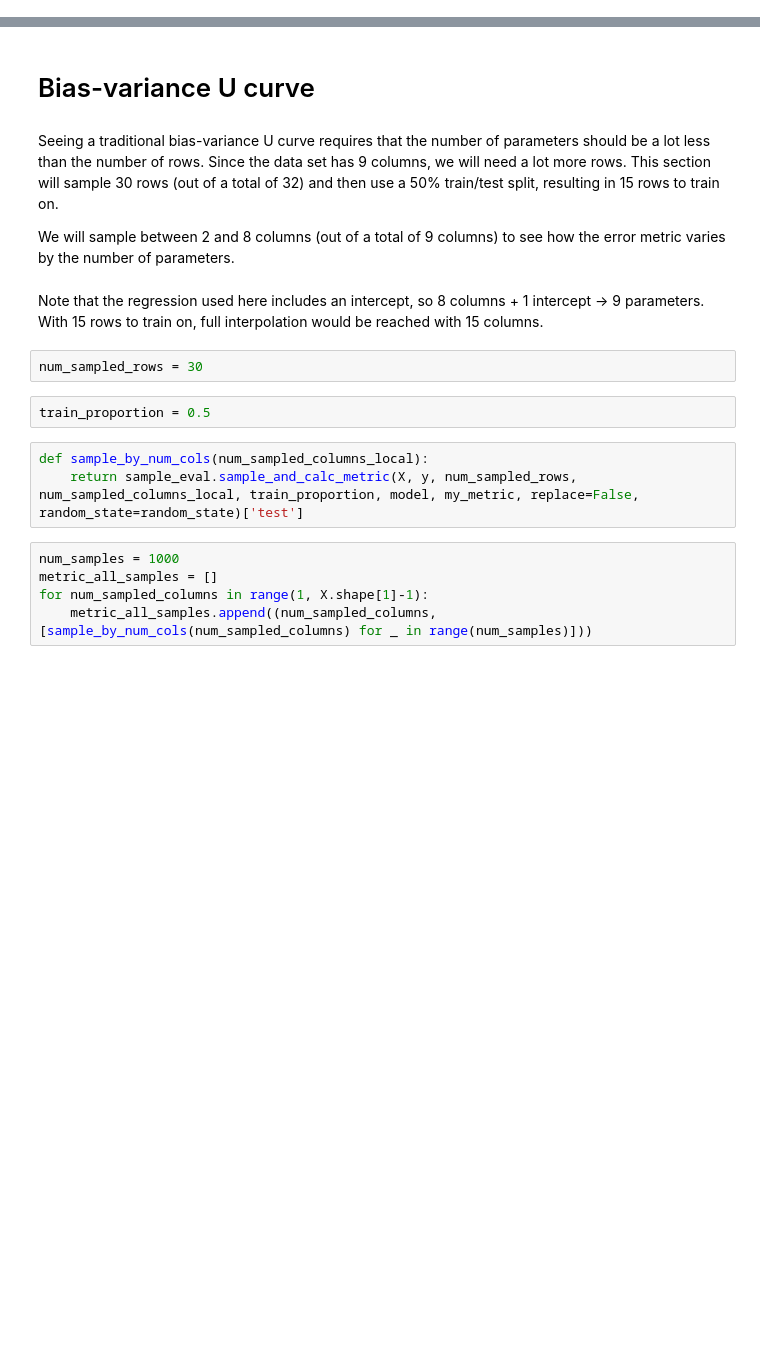
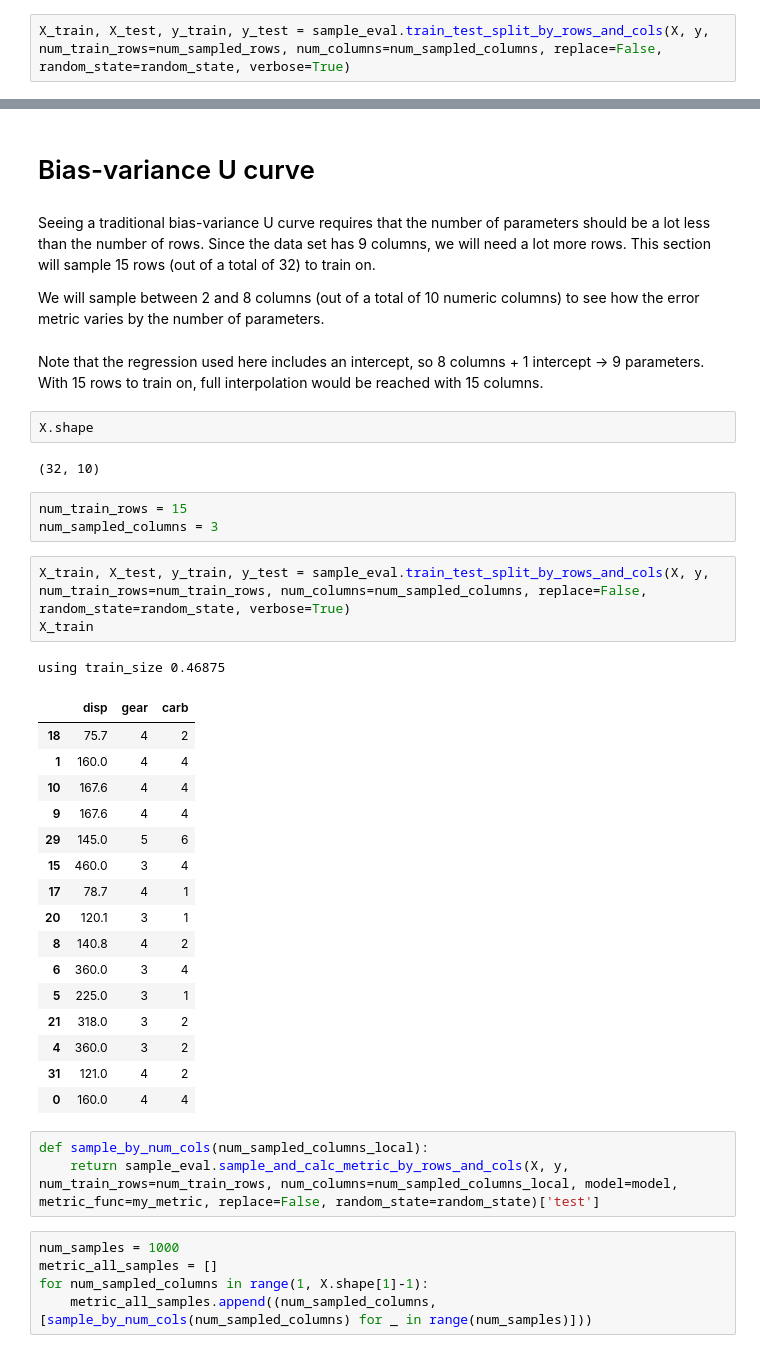
Before and after one commit to jeanimal/double_descent_dar, a Jupyter notebook: double_descent_mtcars_reg.ipynb, the cells around one changed output, grey strips where cells are left out. Cells and saved outputs as stored; diff of their text form; blank space fills up the shorter version.

```diff
--- a/double_descent_mtcars_reg.ipynb
+++ b/double_descent_mtcars_reg.ipynb
@@ -128,0 +107,2 @@ Name: mpg, dtype: float64
+# %%
+X_train, X_test, y_train, y_test = sample_eval.train_test_split_by_rows_and_cols(X, y, num_train_rows=num_sampled_rows, num_columns=num_sampled_columns, replace=False, random_state=random_state, verbose=True)
@@ -140,18 +152,42 @@ X.shape
 # %% [markdown]
 # Bias-variance U curve
 # %% [markdown]
-Seeing a traditional bias-variance U curve requires that the number of parameters should be a lot less than the number of rows.  Since the data set has 9 columns, we will need a lot more rows. This section will sample 30 rows (out of a total of 32) and then use a 50% train/test split, resulting in 15 rows to train on.
+Seeing a traditional bias-variance U curve requires that the number of parameters should be a lot less than the number of rows.  Since the data set has 9 columns, we will need a lot more rows. This section will sample 15 rows (out of a total of 32) to train on.
 
-We will sample between 2 and 8 columns (out of a total of 9 columns) to see how the error metric varies by the number of parameters.
+We will sample between 2 and 8 columns (out of a total of 10 numeric columns) to see how the error metric varies by the number of parameters.
 # %% [markdown]
 Note that the regression used here includes an intercept, so 8 columns + 1 intercept -> 9 parameters.  With 15 rows to train on, full interpolation would be reached with 15 columns.
+# %%
+X.shape
+# %% [output]
+(32, 10)
 # %%
-num_sampled_rows = 30
+num_train_rows = 15
+num_sampled_columns = 3
-# %%
-train_proportion = 0.5
+# %%
+X_train, X_test, y_train, y_test = sample_eval.train_test_split_by_rows_and_cols(X, y, num_train_rows=num_train_rows, num_columns=num_sampled_columns, replace=False, random_state=random_state, verbose=True)
+X_train
+# %% [output]
+using train_size 0.46875
+|  | disp | gear | carb |
+| 18 | 75.7 | 4 | 2 |
+| 1 | 160.0 | 4 | 4 |
+| 10 | 167.6 | 4 | 4 |
+| 9 | 167.6 | 4 | 4 |
+| 29 | 145.0 | 5 | 6 |
+| 15 | 460.0 | 3 | 4 |
+| 17 | 78.7 | 4 | 1 |
+| 20 | 120.1 | 3 | 1 |
+| 8 | 140.8 | 4 | 2 |
+| 6 | 360.0 | 3 | 4 |
+| 5 | 225.0 | 3 | 1 |
+| 21 | 318.0 | 3 | 2 |
+| 4 | 360.0 | 3 | 2 |
+| 31 | 121.0 | 4 | 2 |
+| 0 | 160.0 | 4 | 4 |
 # %%
 def sample_by_num_cols(num_sampled_columns_local):
-    return sample_eval.sample_and_calc_metric(X, y, num_sampled_rows, num_sampled_columns_local, train_proportion, model, my_metric, replace=False, random_state=random_state)['test']
+    return sample_eval.sample_and_calc_metric_by_rows_and_cols(X, y, num_train_rows=num_train_rows, num_columns=num_sampled_columns_local, model=model, metric_func=my_metric, replace=False, random_state=random_state)['test']
 # %%
 num_samples = 1000
 metric_all_samples = []
```
Also changed, not shown: parts of 24 cells of this notebook, 1 other file.
